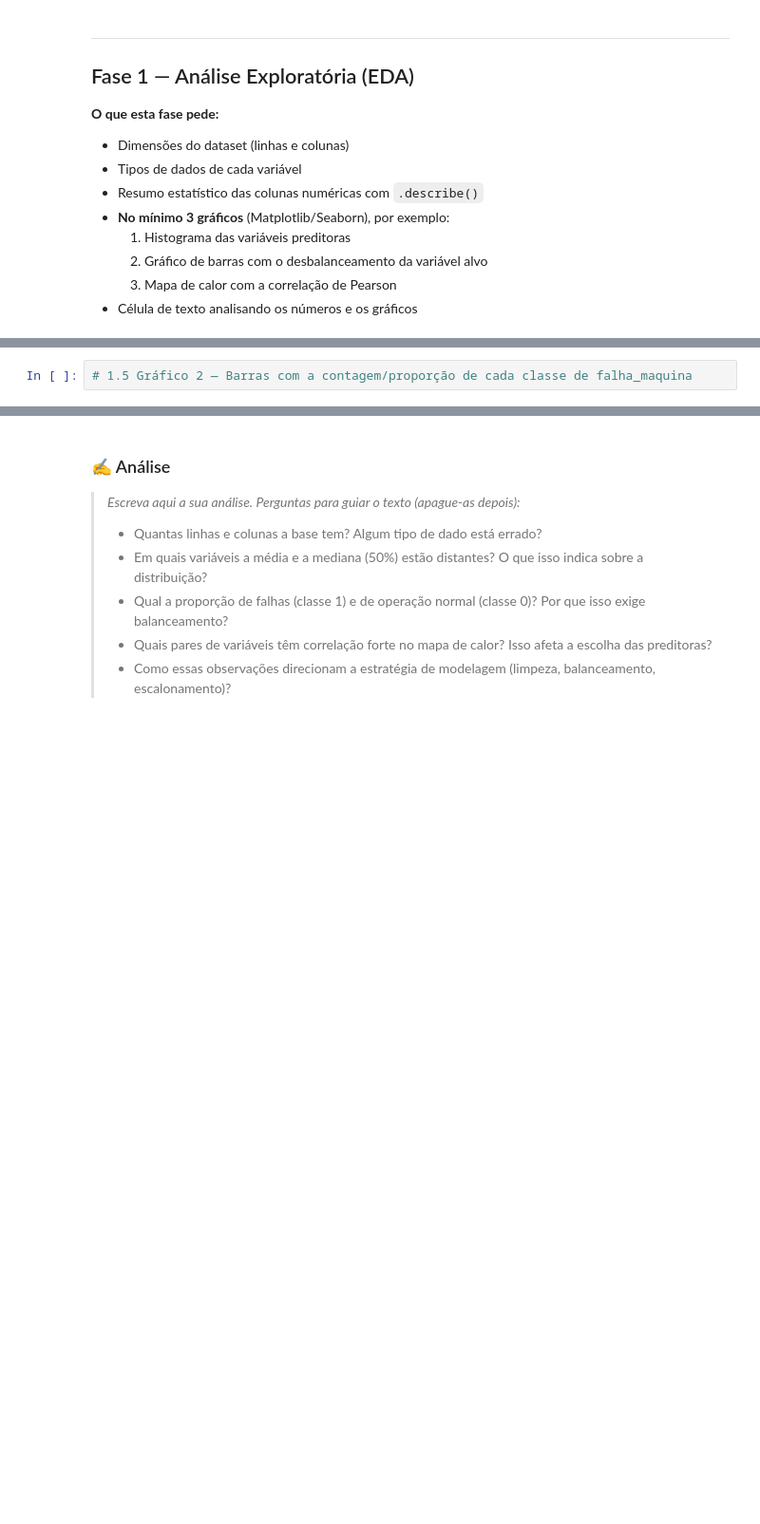
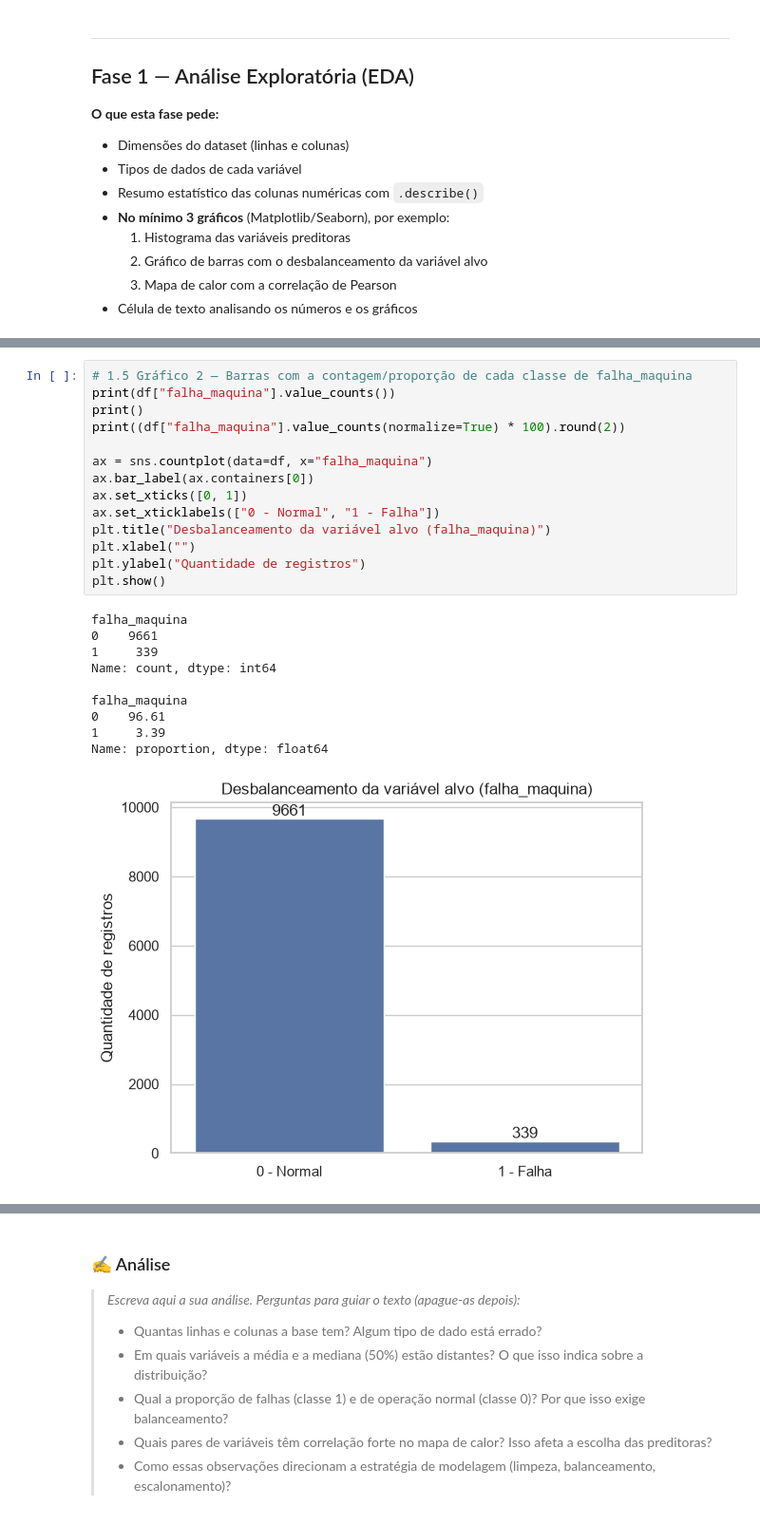
Before and after one commit to talitagalanti/manutencao-preditiva, a Jupyter notebook: notebooks/projeto_manutencao_preditiva.ipynb, the cells around one changed output, grey strips where cells are left out. Shown at 95% size. Drawn from its saved outputs; the diff is of its cells as text; blank space fills up the shorter version.

```diff
--- a/notebooks/projeto_manutencao_preditiva.ipynb
+++ b/notebooks/projeto_manutencao_preditiva.ipynb
@@ -50,4 +125,27 @@ Importe as bibliotecas usadas no projeto e carregue a base com **caminho relativ
 # %%
 # 1.5 Gráfico 2 — Barras com a contagem/proporção de cada classe de falha_maquina
+print(df["falha_maquina"].value_counts())
+print()
+print((df["falha_maquina"].value_counts(normalize=True) * 100).round(2))
+
+ax = sns.countplot(data=df, x="falha_maquina")
+ax.bar_label(ax.containers[0])
+ax.set_xticks([0, 1])
+ax.set_xticklabels(["0 - Normal", "1 - Falha"])
+plt.title("Desbalanceamento da variável alvo (falha_maquina)")
+plt.xlabel("")
+plt.ylabel("Quantidade de registros")
+plt.show()
+# %% [output]
+falha_maquina
+0    9661
+1     339
+Name: count, dtype: int64
+
+falha_maquina
+0    96.61
+1     3.39
+Name: proportion, dtype: float64
+[figure, added]
 # %%
 # 1.6 Gráfico 3 — Mapa de calor da correlação de Pearson entre as variáveis numéricas
```
Also changed, not shown: parts of 7 cells of this notebook.
